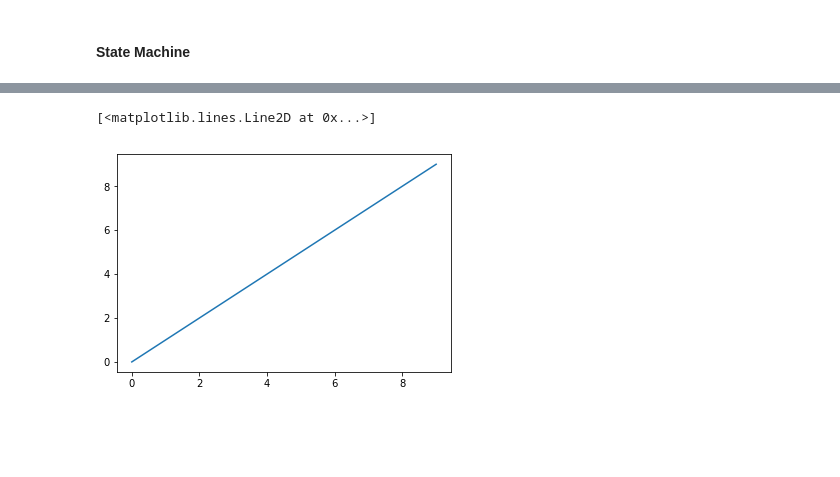
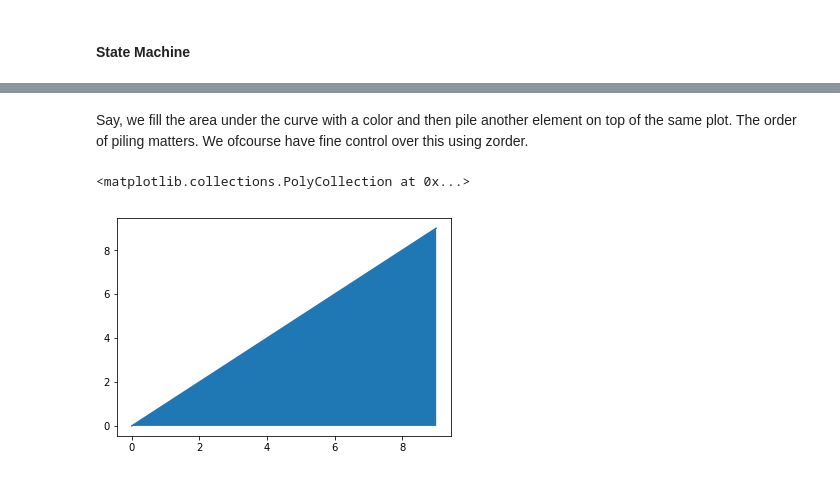
Before and after one commit to hotcode002/Machine-Learning-with-Python, a Jupyter notebook: week_1_basics/day_5_ml_plotting_libraries/notebooks/matplotlib.ipynb, the cells around one changed output, grey strips where cells are left out. Cells and saved outputs as stored; diff of their text form; code cells hidden in the pictures; blank space fills up the shorter version.

```diff
--- a/week_1_basics/day_5_ml_plotting_libraries/notebooks/matplotlib.ipynb
+++ b/week_1_basics/day_5_ml_plotting_libraries/notebooks/matplotlib.ipynb
@@ -146,8 +215,11 @@ import matplotlib.pyplot as plt
+# %% [markdown]
+Say, we fill the area under the curve with a color and then pile another element on top of the same plot. The order of piling matters. We ofcourse have fine control over this using zorder.
 # %%
 x = np.arange(10)
 y = x
 
 plt.plot(x,y)
+plt.fill_between(x,y)
 # %% [output]
-[<matplotlib.lines.Line2D at 0x...>]
+<matplotlib.collections.PolyCollection at 0x...>
-[figure, old version]
+[figure, new version]
```
Also changed, not shown: parts of 59 cells of this notebook.
